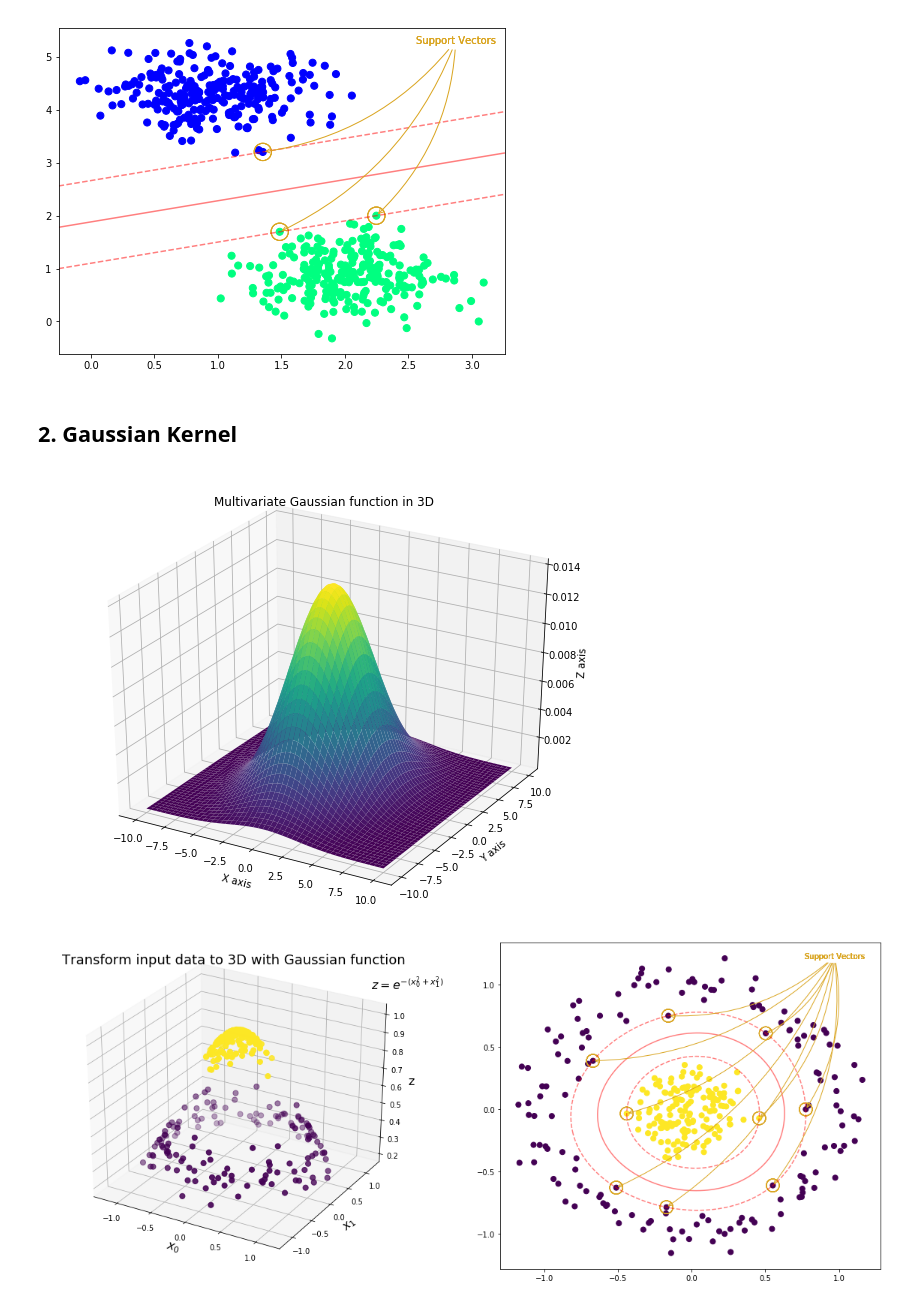
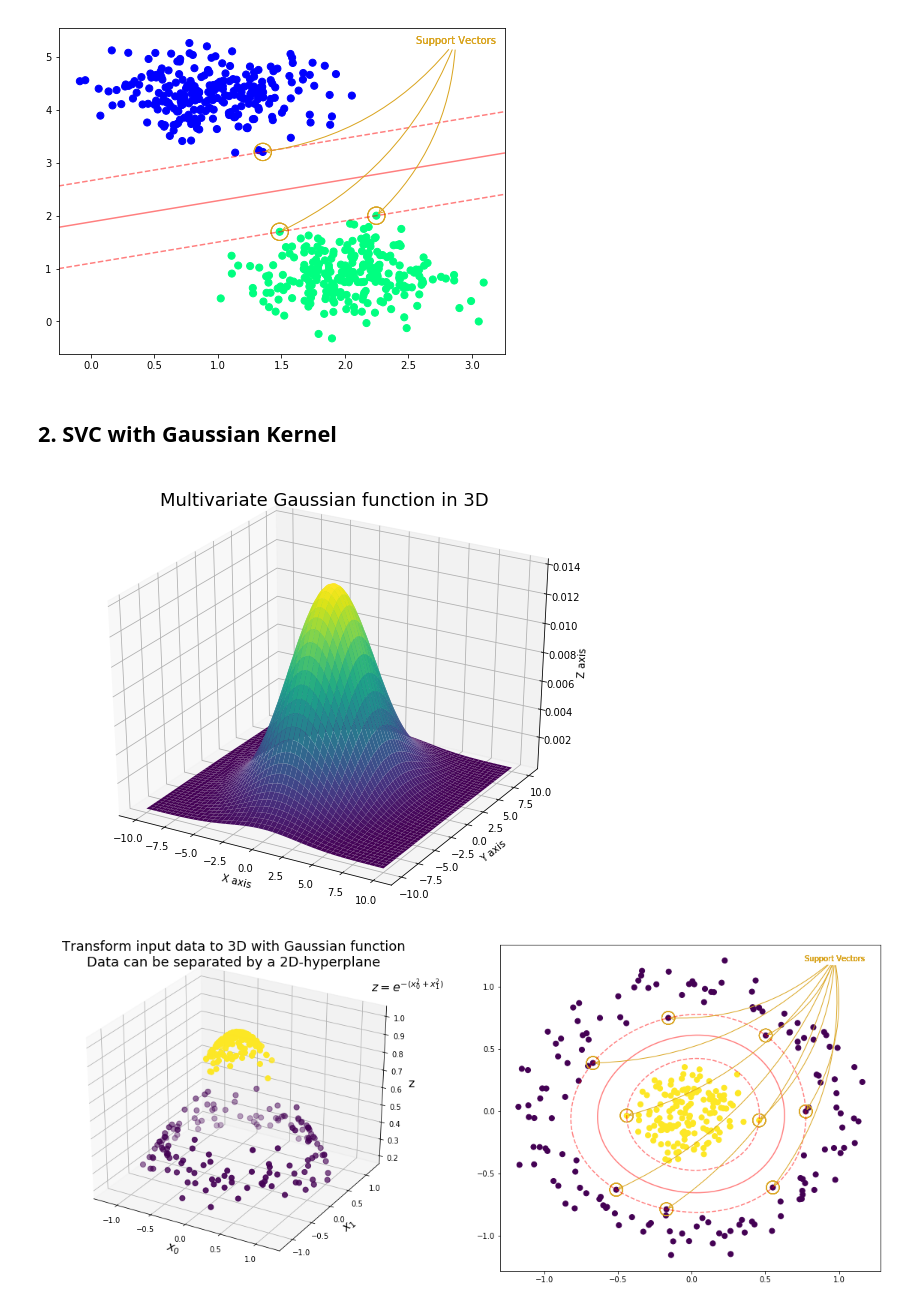
Before and after one commit to jchen8000/MachineLearning, a Jupyter notebook: Support Vector Machines/support_vector_machines.ipynb, the cells around one changed output. Cells and saved outputs as stored; diff of their text form; code cells hidden in the pictures.

```diff
--- a/Support Vector Machines/support_vector_machines.ipynb
+++ b/Support Vector Machines/support_vector_machines.ipynb
@@ -104,7 +112,7 @@ plt.show()
 # %% [output]
 [figure]
 # %% [markdown]
-## 2. Gaussian Kernel
+## 2. SVC with Gaussian Kernel
 # %%
 from scipy.stats import multivariate_normal
 
@@ -131,10 +139,10 @@ ax.plot_surface(X, Y, rv.pdf(pos),cmap='viridis',linewidth=1)
 ax.set_xlabel('X axis')
 ax.set_ylabel('Y axis')
 ax.set_zlabel('Z axis')
-ax.set_title('Multivariate Gaussian function in 3D')
+ax.set_title('Multivariate Gaussian function in 3D',fontsize=18)
 plt.show()
 # %% [output]
-[figure, old version]
+[figure, new version]
 # %%
 from sklearn.datasets.samples_generator import make_circles
 X_c, y_c = make_circles(300, factor=.2, noise=.1, random_state=0)
@@ -145,21 +153,21 @@ z = np.exp(-(X_c ** 2).sum(1))
 # %%
 fig = plt.figure(figsize=(20, 8))
 #fig.subplots_adjust(left=0.0625, right=0.95, wspace=0.5)
 
 ax = fig.add_subplot(1, 2, 1, projection='3d')
 ax.scatter3D(X_c[:, 0], X_c[:, 1], z, c=y_c, s=50, cmap='viridis')
 #ax.view_init(elev=elev, azim=azim)
 ax.set_xlabel('$x_0$',fontsize=16)
 ax.set_ylabel('$x_1$',fontsize=16)
 ax.set_zlabel('z',fontsize=16)
-ax.set_title('Transform input data to 3D with Gaussian function',fontsize=18)
+ax.set_title('Transform input data to 3D with Gaussian function\nData can be separated by a 2D-hyperplane',fontsize=18)
 ax.text(1.2, 1.2, 1.15, "$z=e^{-(x_0^2+x_1^2)}$", color='black',fontsize=16)
 
 plt.subplot(1, 2, 2)
 plt.scatter(X_c[:, 0], X_c[:, 1], c=y_c, s=50, cmap='viridis')
 plot_svc_decision_function(clf);
 plot_support_vectors(clf);
 
 plt.show()
 # %% [output]
-[figure, old version]
+[figure, new version]
```
Also changed, not shown: parts of 4 cells of this notebook.
